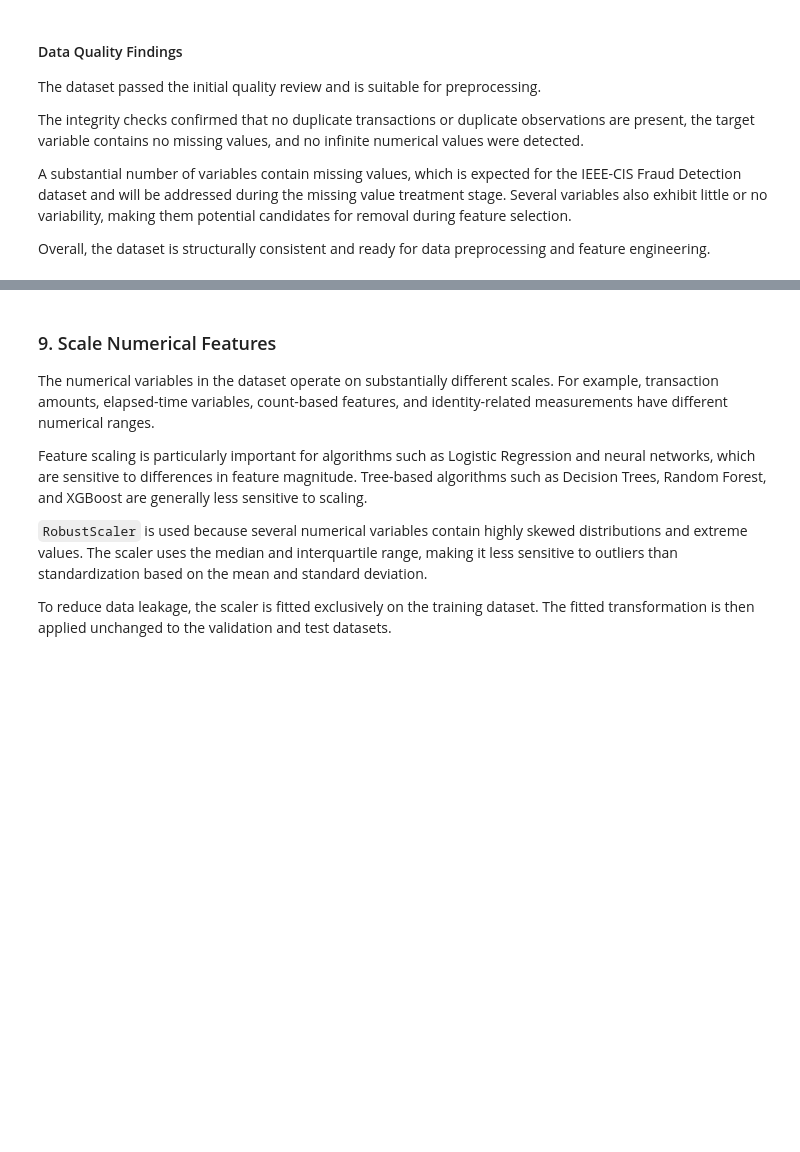
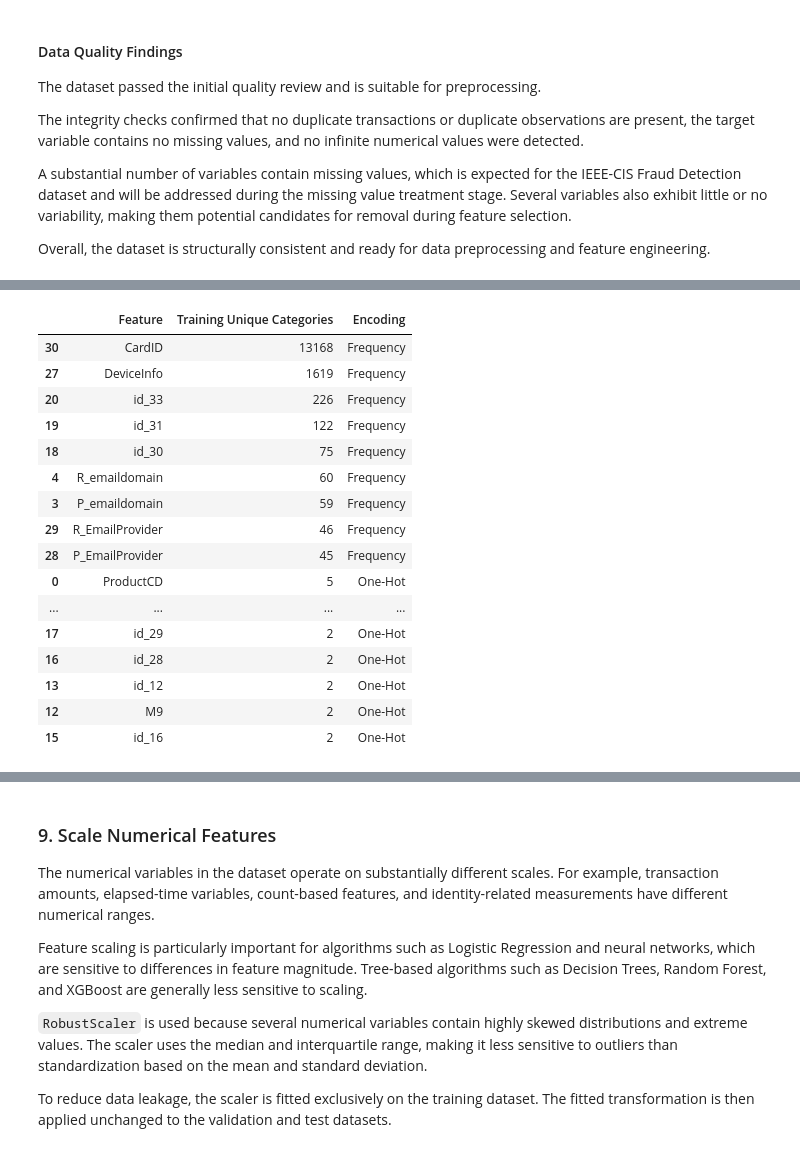
Before and after one commit to antonsoss/explainable-fraud-investigation-platform, a Jupyter notebook: notebooks/02_Data_Preprocessing_Feature_Engineering.ipynb, the cells around one changed output, grey strips where cells are left out. Drawn from its saved outputs; the diff is of its cells as text; code cells hidden in the pictures; blank space fills up the shorter version.

```diff
--- a/notebooks/02_Data_Preprocessing_Feature_Engineering.ipynb
+++ b/notebooks/02_Data_Preprocessing_Feature_Engineering.ipynb
@@ -1201,12 +581,0 @@ df_processed["CardID"] = (
-# %%
-# isMobile
-df_processed["IsMobile"] = (
-    df_processed["DeviceType"]
-    == "mobile"
-).astype(int)
-
-# Unknown Device
-# Create missing-value indicator BEFORE imputation
-df_processed["UnknownDevice"] = (
-    df_processed["DeviceInfo"].isna()
-).astype("int8")
@@ -1261,3 +581,0 @@ Dataset Shape: (590540, 399)
-# %%
-# Avoid data fragmentation by creating a copy of the DataFrame after all modifications.
-df_processed = df_processed.copy()
@@ -1794,0 +1175,49 @@ Verification confirmed that there is no transaction overlap between the training
+# %%
+# ==========================================================
+# 8.1 Split Categorical Features by Training Cardinality
+# ==========================================================
+
+MAX_ONEHOT_CATEGORIES = 20
+
+categorical_features = (
+    X_train
+    .select_dtypes(include=["object", "string"])
+    .columns
+    .tolist()
+)
+
+low_cardinality_features = [
+    column
+    for column in categorical_features
+    if X_train[column].nunique(dropna=False)
+    <= MAX_ONEHOT_CATEGORIES
+]
+
+high_cardinality_features = [
+    column
+    for column in categorical_features
+    if X_train[column].nunique(dropna=False)
+    > MAX_ONEHOT_CATEGORIES
+]
+
+cardinality_summary = pd.DataFrame({
+    "Feature": categorical_features,
+    "Training Unique Categories": [
+        X_train[column].nunique(dropna=False)
+        for column in categorical_features
+    ],
+    "Encoding": [
+        "One-Hot"
+        if column in low_cardinality_features
+        else "Frequency"
+        for column in categorical_features
+    ]
+}).sort_values(
+    "Training Unique Categories",
+    ascending=False
+)
+
+print(f"Low-cardinality features: {len(low_cardinality_features)}")
+print(f"High-cardinality features: {len(high_cardinality_features)}")
+display(cardinality_summary)
+# %% [output]
@@ -1794,0 +1226,17 @@ Verification confirmed that there is no transaction overlap between the training
+|  | Feature | Training Unique Categories | Encoding |
+| 30 | CardID | 13168 | Frequency |
+| 27 | DeviceInfo | 1619 | Frequency |
+| 20 | id_33 | 226 | Frequency |
+| 19 | id_31 | 122 | Frequency |
+| 18 | id_30 | 75 | Frequency |
+| 4 | R_emaildomain | 60 | Frequency |
+| 3 | P_emaildomain | 59 | Frequency |
+| 29 | R_EmailProvider | 46 | Frequency |
+| 28 | P_EmailProvider | 45 | Frequency |
+| 0 | ProductCD | 5 | One-Hot |
+| ... | ... | ... | ... |
+| 17 | id_29 | 2 | One-Hot |
+| 16 | id_28 | 2 | One-Hot |
+| 13 | id_12 | 2 | One-Hot |
+| 12 | M9 | 2 | One-Hot |
+| 15 | id_16 | 2 | One-Hot |
```
Also changed, not shown: parts of 130 cells of this notebook, 10 other files.
